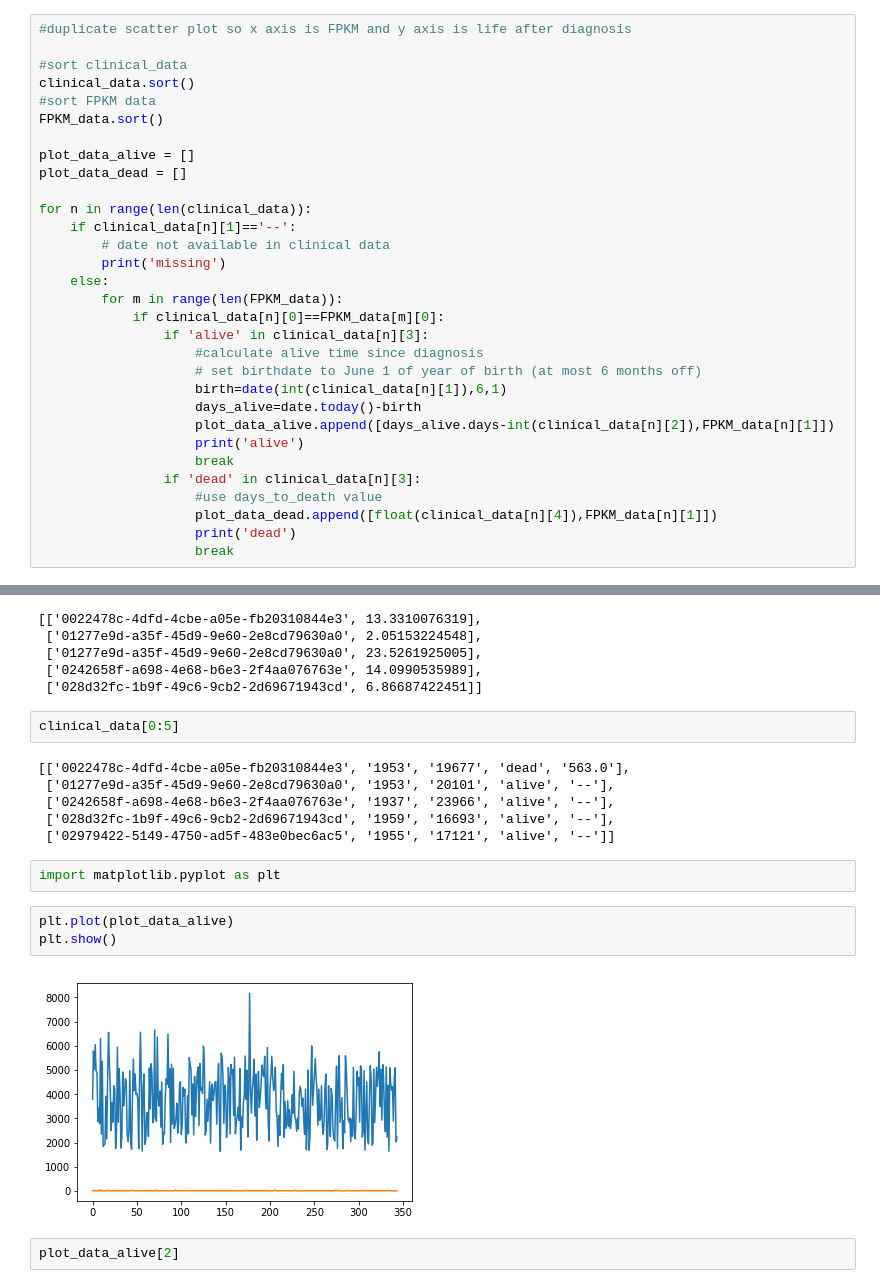
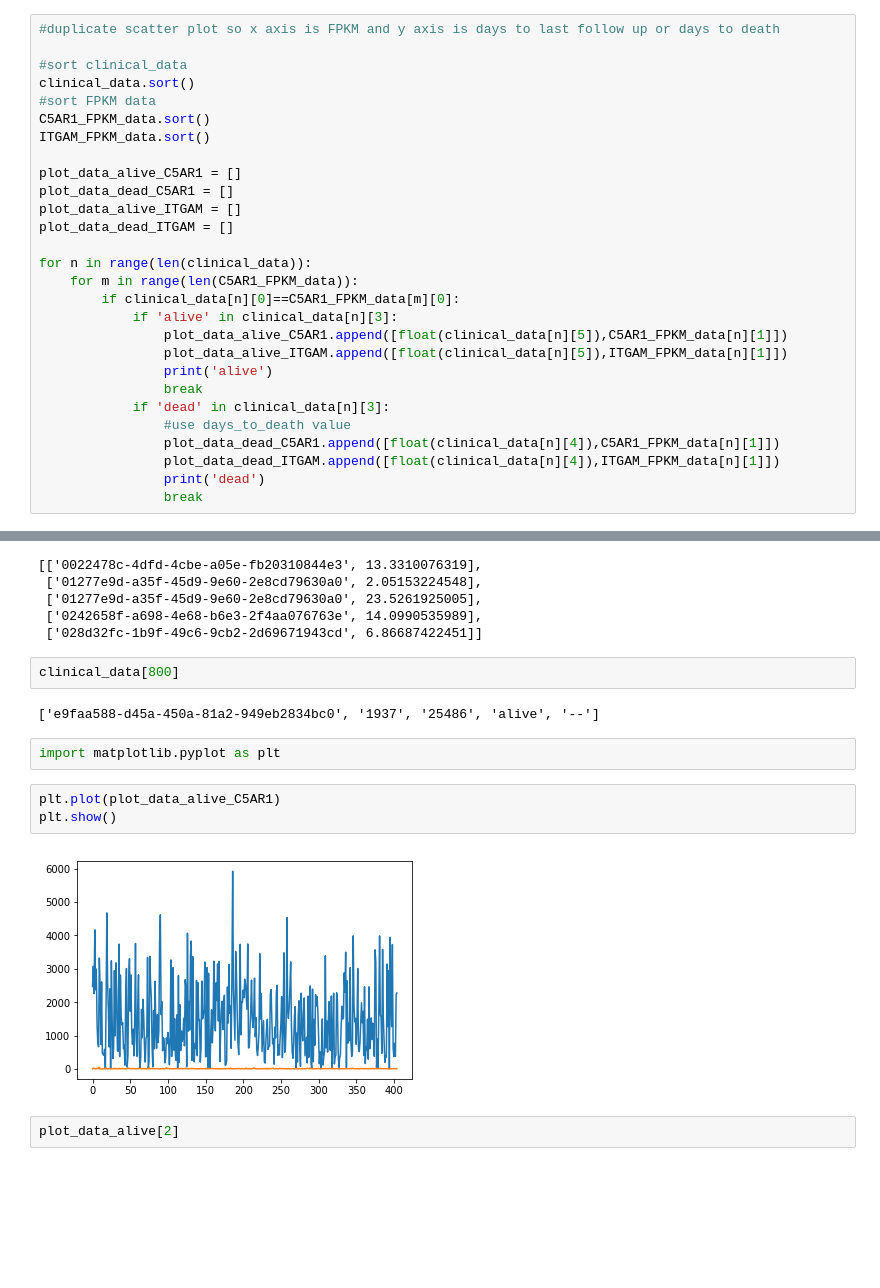
Before and after one commit to ldi00a/capstone18, a Jupyter notebook: Kidney analysis.ipynb, the cells around one changed output, grey strips where cells are left out. Drawn from its saved outputs; the diff is of its cells as text; blank space fills up the shorter version.

```diff
--- a/Kidney analysis.ipynb
+++ b/Kidney analysis.ipynb
@@ -186,36 +189,33 @@ print(difference.days)
 # %%
 time
 # %%
-#duplicate scatter plot so x axis is FPKM and y axis is life after diagnosis
+#duplicate scatter plot so x axis is FPKM and y axis is days to last follow up or days to death
 
 #sort clinical_data
 clinical_data.sort()
 #sort FPKM data
-FPKM_data.sort()
+C5AR1_FPKM_data.sort()
+ITGAM_FPKM_data.sort()
 
-plot_data_alive = []
-plot_data_dead = []
+plot_data_alive_C5AR1 = []
+plot_data_dead_C5AR1 = []
+plot_data_alive_ITGAM = []
+plot_data_dead_ITGAM = []
 
 for n in range(len(clinical_data)):
-    if clinical_data[n][1]=='--':
-        # date not available in clinical data
-        print('missing')
-    else:
-        for m in range(len(FPKM_data)):
-            if clinical_data[n][0]==FPKM_data[m][0]:
-                if 'alive' in clinical_data[n][3]:
-                    #calculate alive time since diagnosis
-                    # set birthdate to June 1 of year of birth (at most 6 months off)
-                    birth=date(int(clinical_data[n][1]),6,1)
-                    days_alive=date.today()-birth
-                    plot_data_alive.append([days_alive.days-int(clinical_data[n][2]),FPKM_data[n][1]])
-                    print('alive')
-                    break
-                if 'dead' in clinical_data[n][3]:
-                    #use days_to_death value
-                    plot_data_dead.append([float(clinical_data[n][4]),FPKM_data[n][1]])
-                    print('dead')
-                    break
+    for m in range(len(C5AR1_FPKM_data)):
+        if clinical_data[n][0]==C5AR1_FPKM_data[m][0]:
+            if 'alive' in clinical_data[n][3]:
+                plot_data_alive_C5AR1.append([float(clinical_data[n][5]),C5AR1_FPKM_data[n][1]])
+                plot_data_alive_ITGAM.append([float(clinical_data[n][5]),ITGAM_FPKM_data[n][1]])
+                print('alive')
+                break
+            if 'dead' in clinical_data[n][3]:
+                #use days_to_death value
+                plot_data_dead_C5AR1.append([float(clinical_data[n][4]),C5AR1_FPKM_data[n][1]])
+                plot_data_dead_ITGAM.append([float(clinical_data[n][4]),ITGAM_FPKM_data[n][1]])
+                print('dead')
+                break
 # %% [output]
 dead
 alive
@@ -243,21 +243,17 @@ FPKM_data[0:5]
  ['01277e9d-a35f-45d9-9e60-2e8cd79630a0', 23.5261925005],
  ['0242658f-a698-4e68-b6e3-2f4aa076763e', 14.0990535989],
  ['028d32fc-1b9f-49c6-9cb2-2d69671943cd', 6.86687422451]]
-# %%
-clinical_data[0:5]
-# %% [output]
-[['0022478c-4dfd-4cbe-a05e-fb20310844e3', '1953', '19677', 'dead', '563.0'],
- ['01277e9d-a35f-45d9-9e60-2e8cd79630a0', '1953', '20101', 'alive', '--'],
- ['0242658f-a698-4e68-b6e3-2f4aa076763e', '1937', '23966', 'alive', '--'],
- ['028d32fc-1b9f-49c6-9cb2-2d69671943cd', '1959', '16693', 'alive', '--'],
- ['02979422-5149-4750-ad5f-483e0bec6ac5', '1955', '17121', 'alive', '--']]
+# %%
+clinical_data[800]
+# %% [output]
+['e9faa588-d45a-450a-81a2-949eb2834bc0', '1937', '25486', 'alive', '--']
 # %%
 import matplotlib.pyplot as plt
 # %%
-plt.plot(plot_data_alive)
+plt.plot(plot_data_alive_C5AR1)
 plt.show()
 # %% [output]
-[figure, old version]
+[figure, new version]
 # %%
 plot_data_alive[2]
 # %% [output]
```
Also changed, not shown: parts of 13 cells of this notebook.
